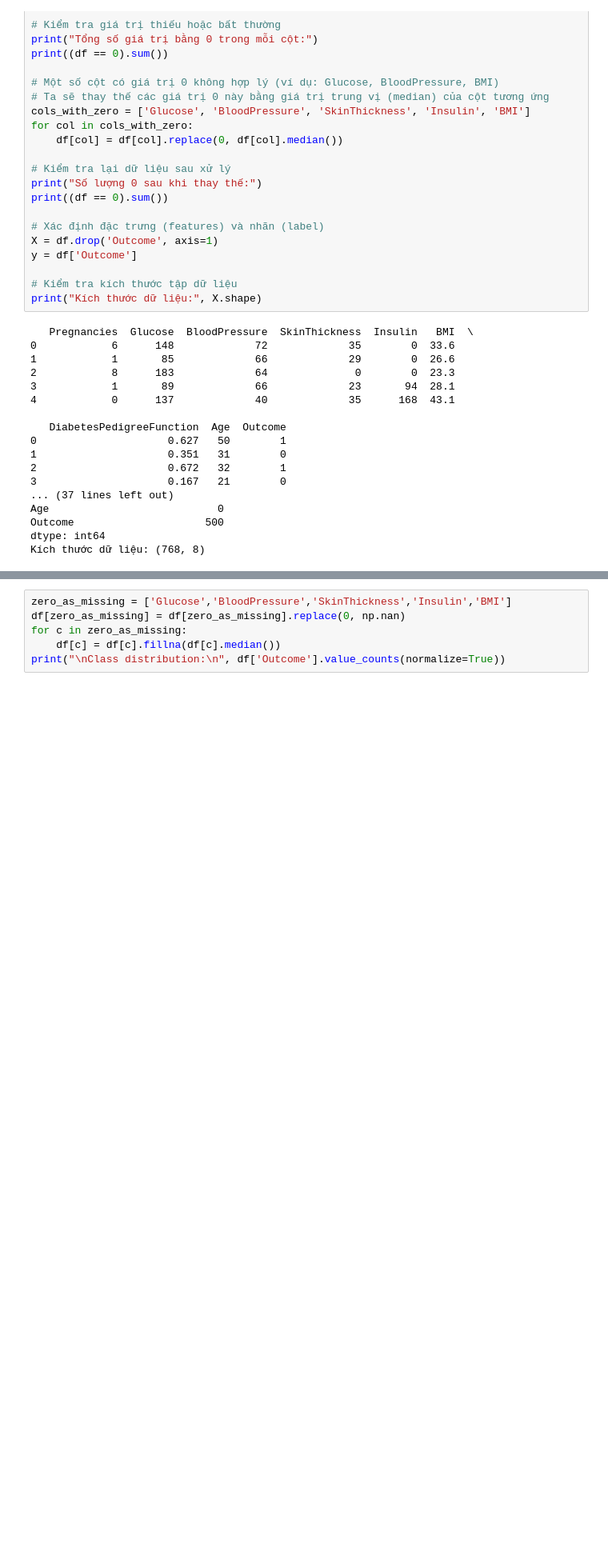
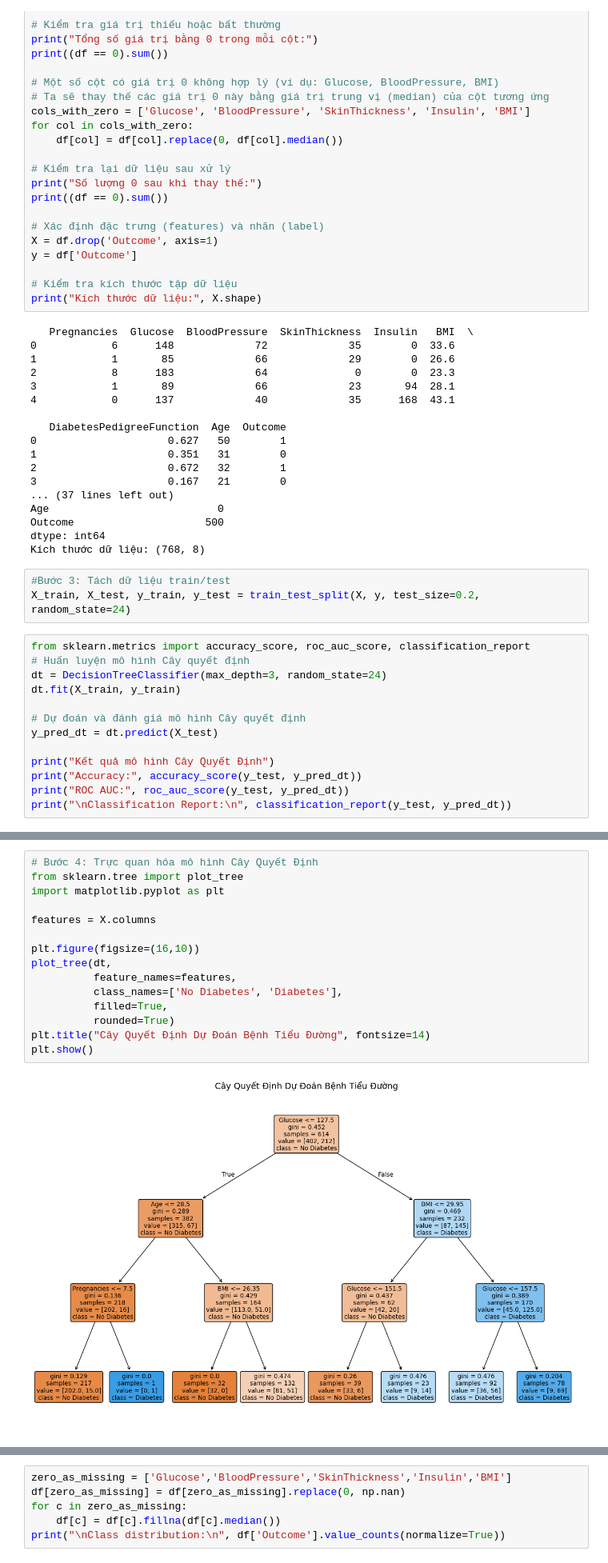
Before and after one commit to buianhtuyet05/baitapnhom_06, a Jupyter notebook: GT1_CÂY QUYẾT ĐỊNH VÀ RỪNG CÂY (1).ipynb, the cells around one changed output, grey strips where cells are left out. Shown at 80% size. Drawn from its saved outputs; the diff is of its cells as text; blank space fills up the shorter version.

```diff
--- a/GT1_CÂY QUYẾT ĐỊNH VÀ RỪNG CÂY (1).ipynb
+++ b/GT1_CÂY QUYẾT ĐỊNH VÀ RỪNG CÂY (1).ipynb
@@ -1329,3 +1329,19 @@ Age                           0
 Outcome                     500
 dtype: int64
 Kích thước dữ liệu: (768, 8)
+# %%
+#Bước 3: Tách dữ liệu train/test
+X_train, X_test, y_train, y_test = train_test_split(X, y, test_size=0.2, random_state=24)
+# %%
+from sklearn.metrics import accuracy_score, roc_auc_score, classification_report
+# Huấn luyện mô hình Cây quyết định
+dt = DecisionTreeClassifier(max_depth=3, random_state=24)
+dt.fit(X_train, y_train)
+
+# Dự đoán và đánh giá mô hình Cây quyết định
+y_pred_dt = dt.predict(X_test)
+
+print("Kết quả mô hình Cây Quyết Định")
+print("Accuracy:", accuracy_score(y_test, y_pred_dt))
+print("ROC AUC:", roc_auc_score(y_test, y_pred_dt))
+print("\nClassification Report:\n", classification_report(y_test, y_pred_dt))
@@ -1331,0 +1362,17 @@ Kích thước dữ liệu: (768, 8)
+# %%
+# Bước 4: Trực quan hóa mô hình Cây Quyết Định
+from sklearn.tree import plot_tree
+import matplotlib.pyplot as plt
+
+features = X.columns
+
+plt.figure(figsize=(16,10))
+plot_tree(dt,
+          feature_names=features,
+          class_names=['No Diabetes', 'Diabetes'],
+          filled=True,
+          rounded=True)
+plt.title("Cây Quyết Định Dự Đoán Bệnh Tiểu Đường", fontsize=14)
+plt.show()
+# %% [output]
+[figure, added]
```
Also changed, not shown: parts of 5 cells of this notebook.
